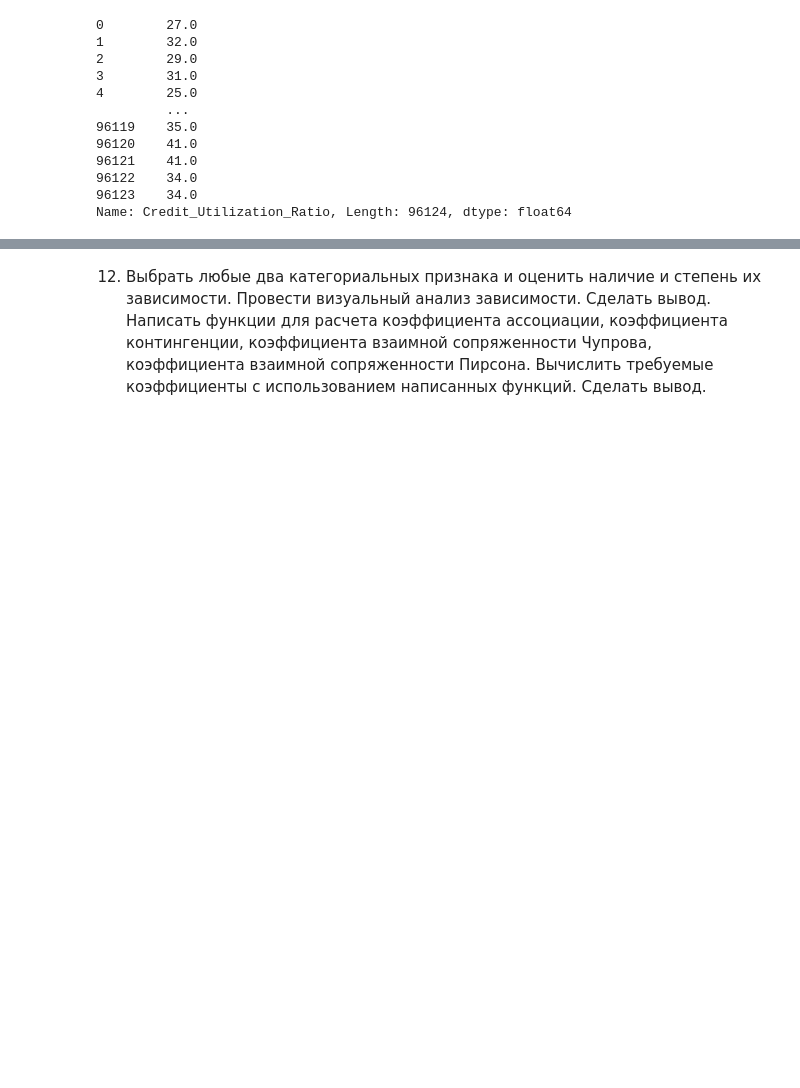
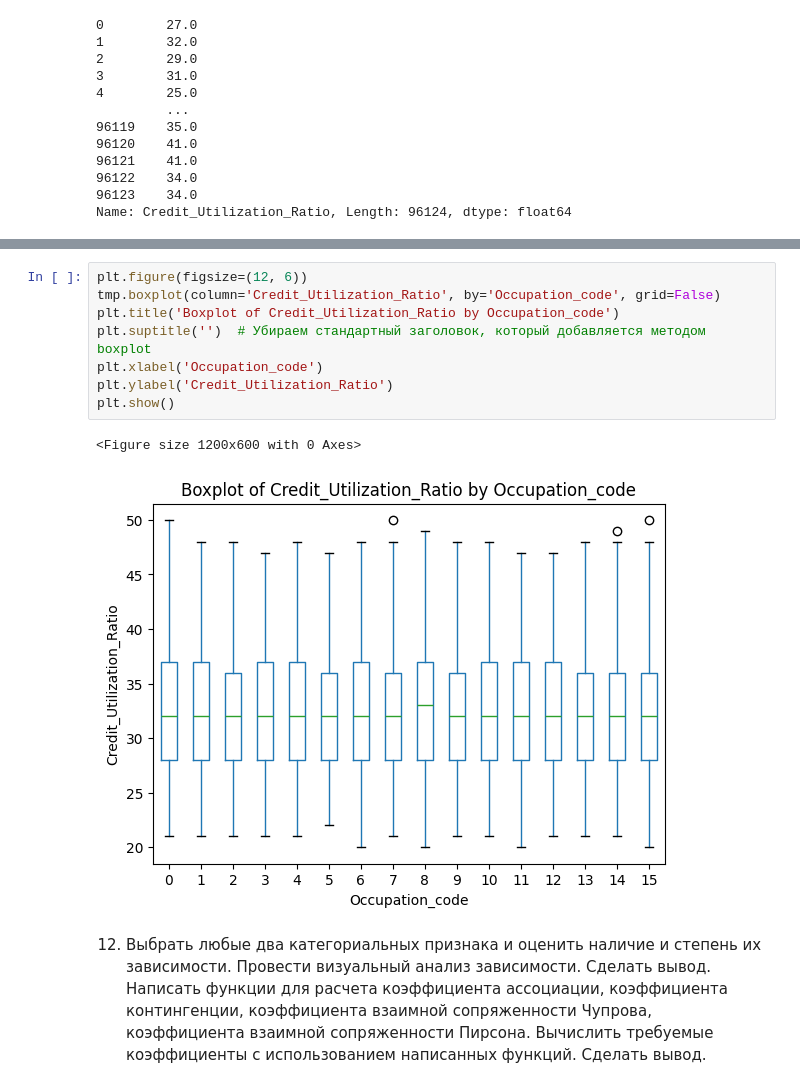
Before and after one commit to Ghukii/TMP-4sem-, a Jupyter notebook: Задание_6/Задание_6_13.ipynb, the cells around one changed output, grey strips where cells are left out. Drawn from its saved outputs; the diff is of its cells as text; blank space fills up the shorter version.

```diff
--- a/Задание_6/Задание_6_13.ipynb
+++ b/Задание_6/Задание_6_13.ipynb
@@ -1149,3 +1218,14 @@ plt.show()
+# %%
+plt.figure(figsize=(12, 6))
+tmp.boxplot(column='Credit_Utilization_Ratio', by='Occupation_code', grid=False)
+plt.title('Boxplot of Credit_Utilization_Ratio by Occupation_code')
+plt.suptitle('')  # Убираем стандартный заголовок, который добавляется методом boxplot
+plt.xlabel('Occupation_code')
+plt.ylabel('Credit_Utilization_Ratio')
+plt.show()
+# %% [output]
+<Figure size 1200x600 with 0 Axes>
+[figure, added]
 # %% [markdown]
 12. Выбрать любые два категориальных признака и оценить наличие и степень их зависимости.
 Провести визуальный анализ зависимости. Сделать вывод.
```
Also changed, not shown: parts of 6 cells of this notebook.
